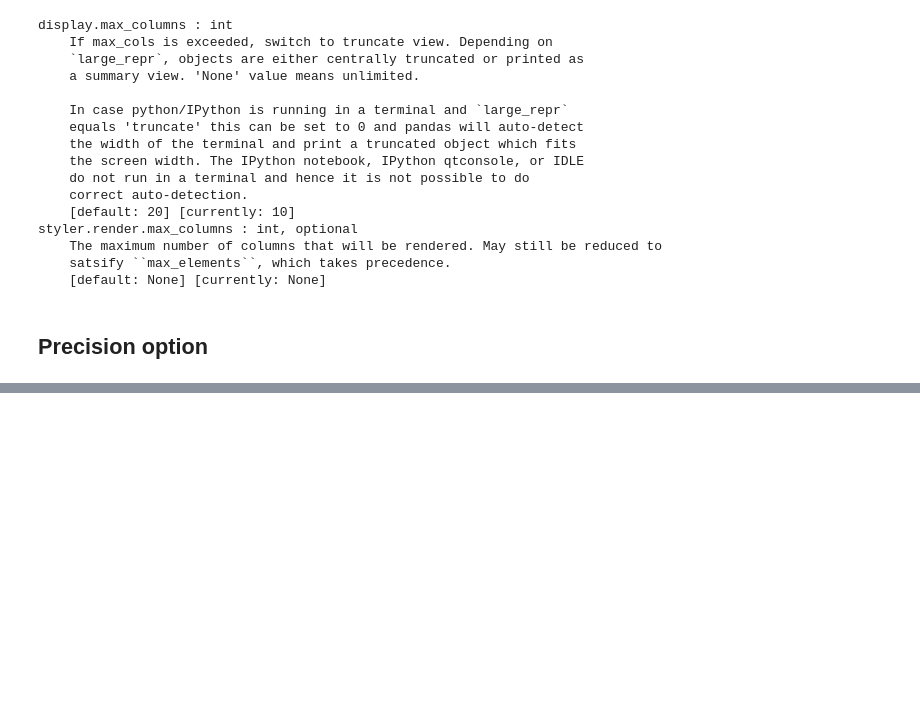
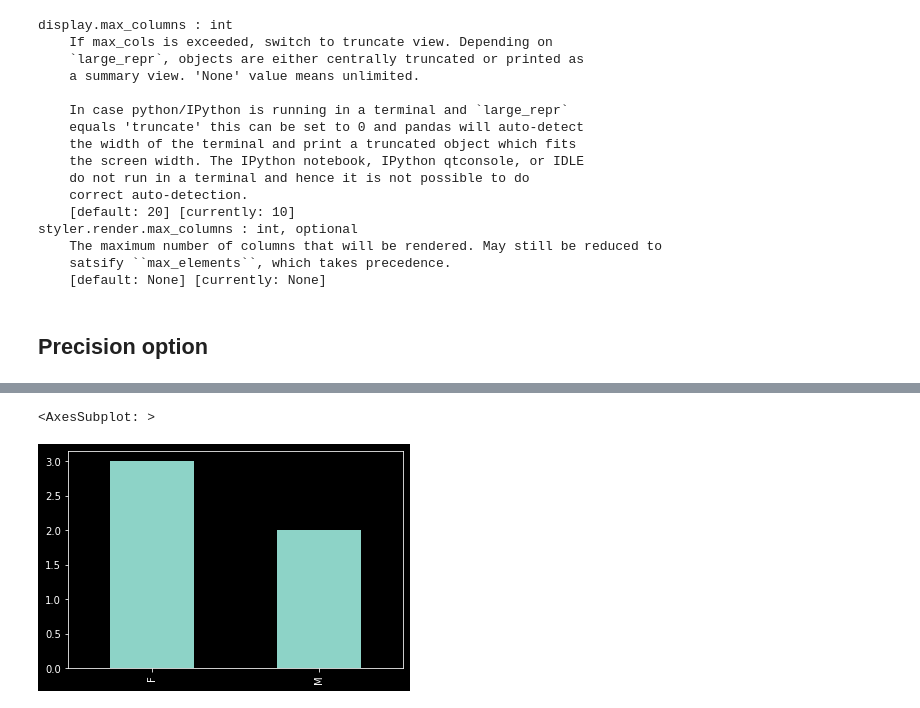
Before and after one commit to GiOvAnNa740/PythonNotebooks, a Jupyter notebook: Data_Analysis_with_Pandas_and_Python/_notes_8_PandasOptions.ipynb, the cells around one changed output, grey strips where cells are left out. Saved outputs shown, nothing was run; the diff lists cells and outputs as text; code cells hidden in the pictures; blank space fills up the shorter version.

```diff
--- a/Data_Analysis_with_Pandas_and_Python/_notes_8_PandasOptions.ipynb
+++ b/Data_Analysis_with_Pandas_and_Python/_notes_8_PandasOptions.ipynb
@@ -102,0 +354,7 @@ df
+# %%
+plt.style.use('dark_background')
+# %%
+data0['Gender'].value_counts().plot(kind='bar')
+# %% [output]
+<AxesSubplot: >
+[figure, added]
```
Also changed, not shown: parts of 45 cells of this notebook.
